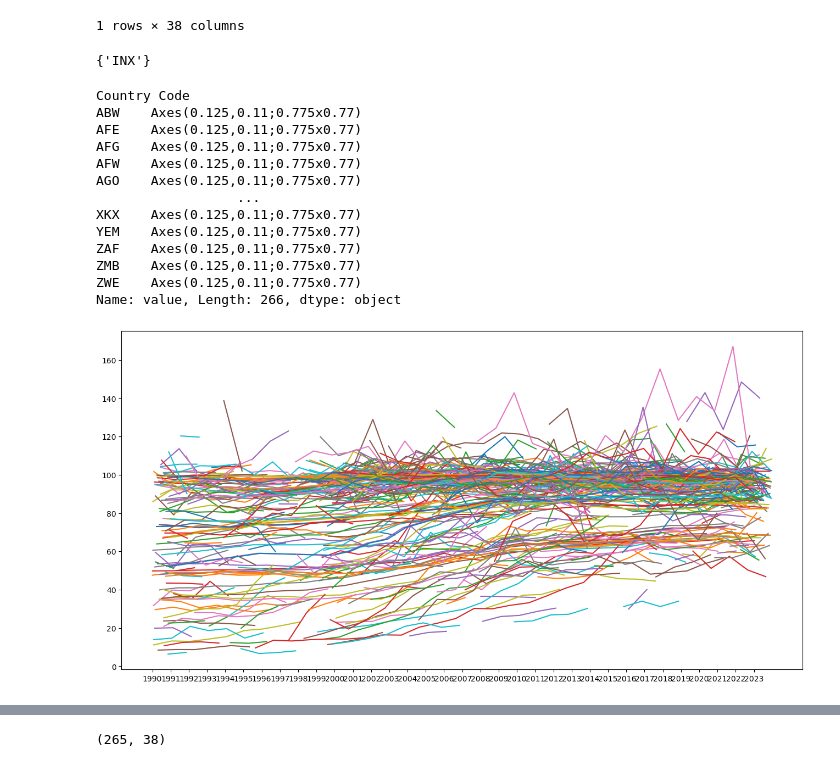
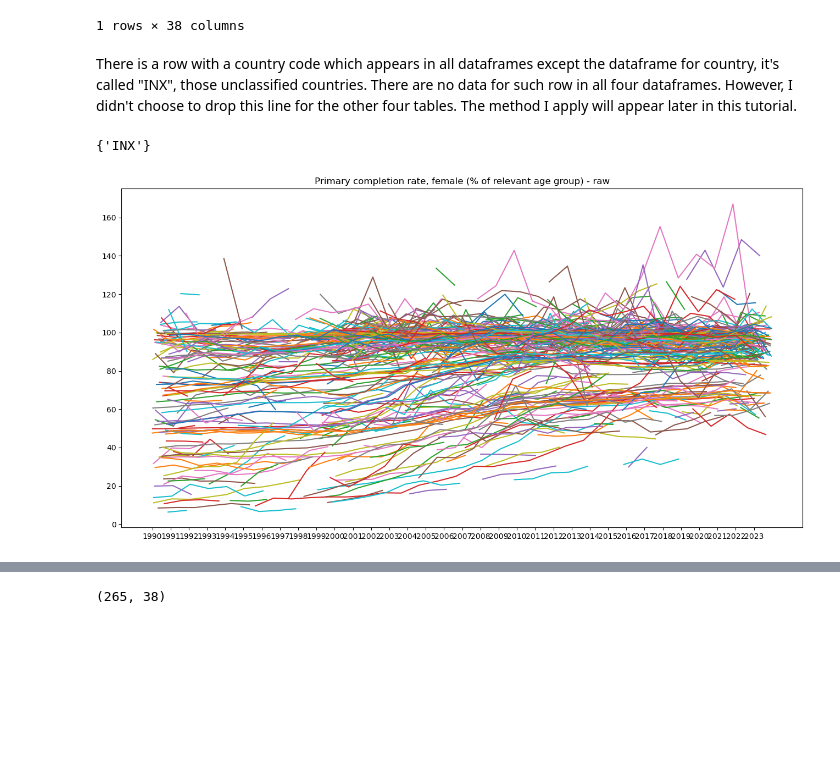
Before and after one commit to zmf566/zmf566.github.io, a Jupyter notebook: tutorial.ipynb, the cells around one changed output, grey strips where cells are left out. Saved outputs shown, nothing was run; the diff lists cells and outputs as text; code cells hidden in the pictures; blank space fills up the shorter version.

```diff
--- a/tutorial.ipynb
+++ b/tutorial.ipynb
@@ -76,6 +106,8 @@ data_womse.head(1)
 |  | Country Name | Country Code | Indicator Name | Indicator Code | 1990 | 1991 | 1992 | 1993 | ... |
 | 0 | Aruba | ABW | School enrollment, primary, femal... | SE.PRM.ENRR.FE | NaN | NaN | NaN | NaN | ... |
 1 rows × 38 columns
+# %% [markdown]
+There is a row with a country code which appears in all dataframes except the dataframe for country, it's called "INX", those unclassified countries. There are no data for such row in all four dataframes. However, I didn't choose to drop this line for the other four tables. The method I apply will appear later in this tutorial.
 # %%
 set(data_alled['Country Code'])-(set(data_alled['Country Code']).intersection(set(data_ctry['Country Code'])))
 # %% [output]
@@ -85,19 +117,13 @@ set(data_alled['Country Code'])-(set(data_alled['Country Code']).intersection(se
 # %%
-unique_years, idx = np.unique(pd.melt(data_womed, id_vars=['Country Code','Indicator Name'], value_vars=[str(x) for x in range(1990,2024)])['variable'].values,return_index=True)
-plt.xticks(pd.melt(data_womed, id_vars=['Country Code','Indicator Name'], value_vars=[str(x) for x in range(1990,2024)]).index[idx], unique_years)
-pd.melt(data_womed, id_vars=['Country Code','Indicator Name'], value_vars=[str(x) for x in range(1990,2024)]).sort_values(['Country Code','variable'],ascending=True).groupby('Country Code')['value'].plot(figsize=(16,8))
+# plot the data before further imputation of null values
+unique_years, idx = np.unique(pd.melt(data_womed, id_vars=['Country Code','Indicator Name'],\
+                                      value_vars=[str(x) for x in range(1990,2024)])['variable'].values,return_index=True)
+plt.xticks(pd.melt(data_womed, id_vars=['Country Code','Indicator Name'],\
+                   value_vars=[str(x) for x in range(1990,2024)]).index[idx], unique_years)
+plt.title('Primary completion rate, female (% of relevant age group) - raw')
+pd.melt(data_womed, id_vars=['Country Code','Indicator Name'], value_vars=\
+        [str(x) for x in range(1990,2024)]).sort_values(['Country Code','variable'],\
+                                                        ascending=True).groupby('Country Code')['value'].plot(figsize=(16,8))
+plt.show()
 # %% [output]
-Country Code
-ABW    Axes(0.125,0.11;0.775x0.77)
-AFE    Axes(0.125,0.11;0.775x0.77)
-AFG    Axes(0.125,0.11;0.775x0.77)
-AFW    Axes(0.125,0.11;0.775x0.77)
-AGO    Axes(0.125,0.11;0.775x0.77)
-                  ...
-XKX    Axes(0.125,0.11;0.775x0.77)
-YEM    Axes(0.125,0.11;0.775x0.77)
-ZAF    Axes(0.125,0.11;0.775x0.77)
-ZMB    Axes(0.125,0.11;0.775x0.77)
-ZWE    Axes(0.125,0.11;0.775x0.77)
-Name: value, Length: 266, dtype: object
-[figure, old version]
+[figure, new version]
```
Also changed, not shown: parts of 57 cells of this notebook, 3 other files.
